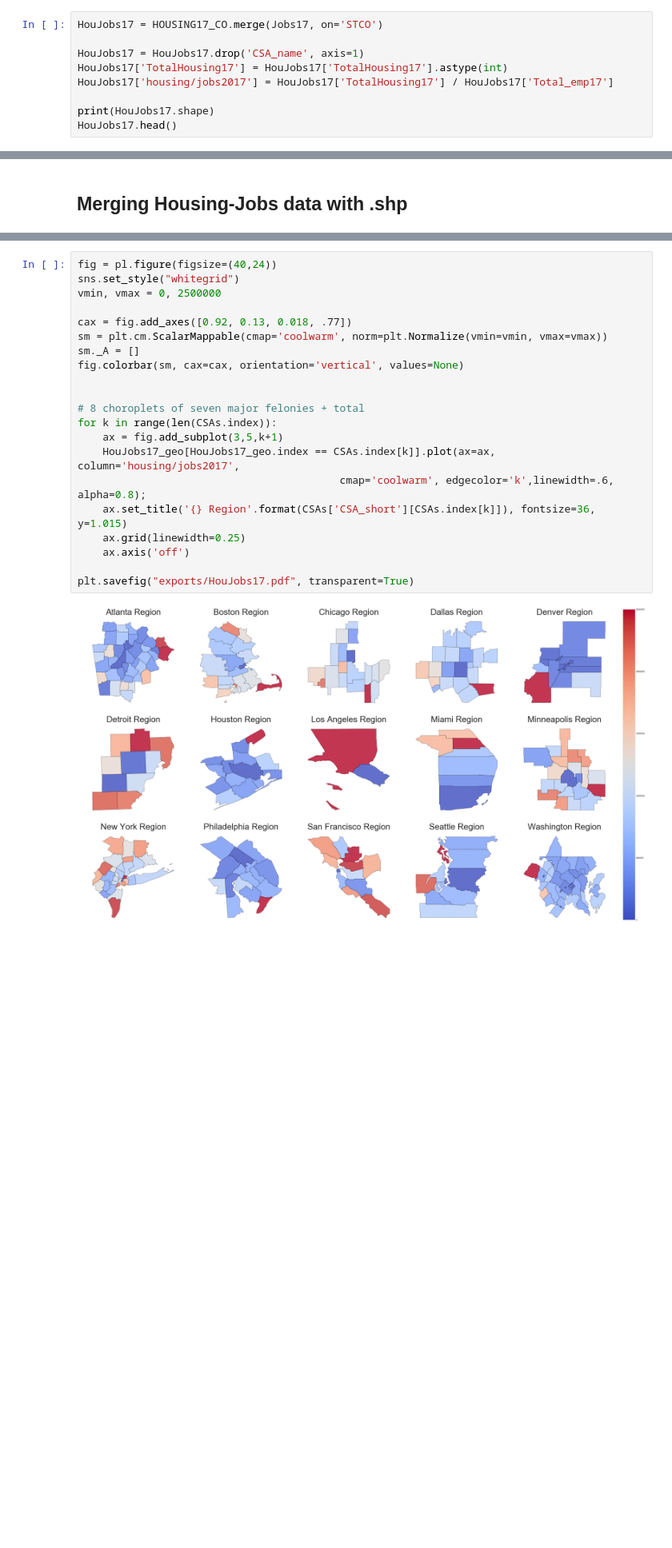
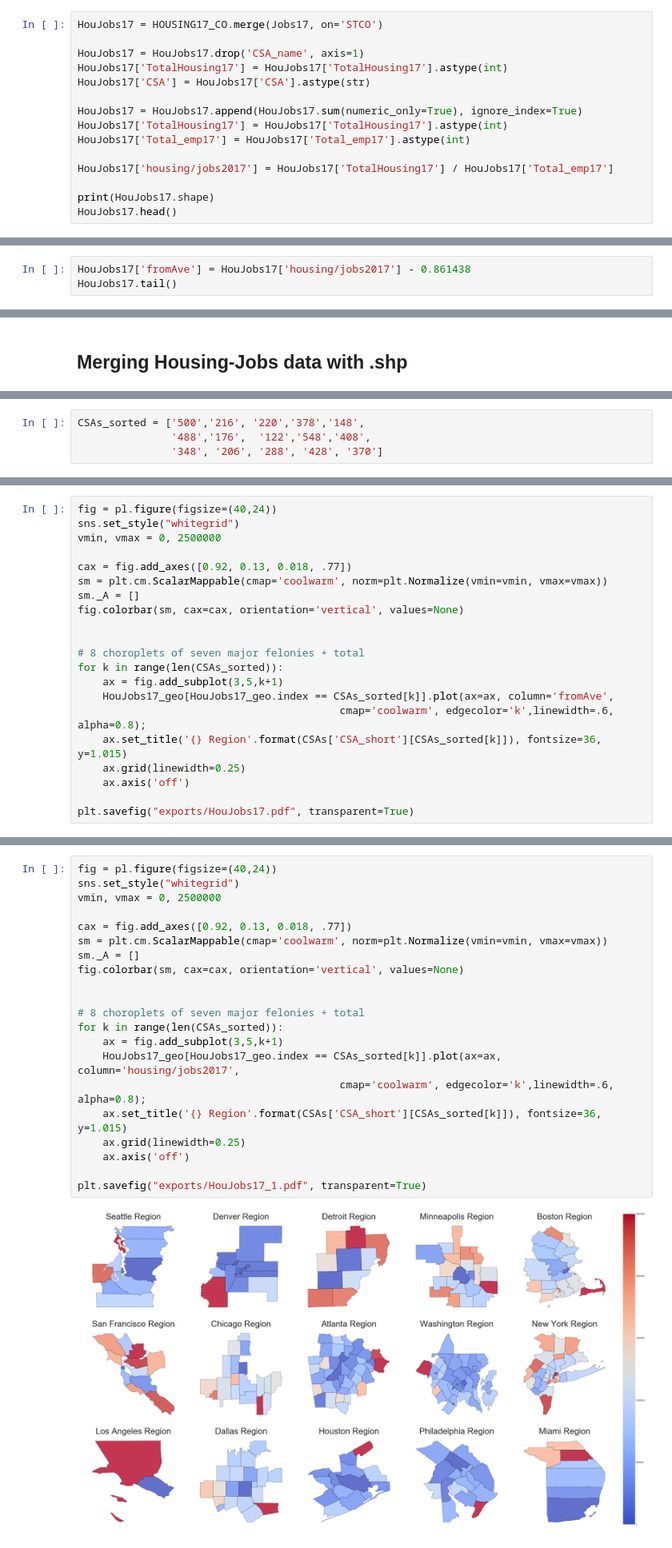
Before and after one commit to NYCPlanning/rp-USmetros_comparison, a Jupyter notebook: 3.2-Housing-Jobs10-16_ACS5.ipynb, the cells around one changed output, grey strips where cells are left out. Shown at 80% size. Drawn from its saved outputs; the diff is of its cells as text; blank space fills up the shorter version.

```diff
--- a/3.2-Housing-Jobs10-16_ACS5.ipynb
+++ b/3.2-Housing-Jobs10-16_ACS5.ipynb
@@ -484,6 +513,12 @@ HouJobs17 = HOUSING17_CO.merge(Jobs17, on='STCO')
 
 HouJobs17 = HouJobs17.drop('CSA_name', axis=1)
 HouJobs17['TotalHousing17'] = HouJobs17['TotalHousing17'].astype(int)
+HouJobs17['CSA'] = HouJobs17['CSA'].astype(str)
+
+HouJobs17 = HouJobs17.append(HouJobs17.sum(numeric_only=True), ignore_index=True)
+HouJobs17['TotalHousing17'] = HouJobs17['TotalHousing17'].astype(int)
+HouJobs17['Total_emp17'] = HouJobs17['Total_emp17'].astype(int)
+
 HouJobs17['housing/jobs2017'] = HouJobs17['TotalHousing17'] / HouJobs17['Total_emp17']
 
 print(HouJobs17.shape)
@@ -498,0 +543,3 @@ HouJobs17.head()
+# %%
+HouJobs17['fromAve'] = HouJobs17['housing/jobs2017'] - 0.861438
+HouJobs17.tail()
@@ -581,8 +639,33 @@ Index(['122', '148', '176', '206', '216', '220', '288', '348', '370', '378',
 | 488 | San Jose-San Francisco-Oakland, CA | 12 | San Francisco |
 | 500 | Seattle-Tacoma, WA | 9 | Seattle |
 | 548 | Washington-Baltimore-Arlington, D... | 40 | Washington |
+# %%
+CSAs_sorted = ['500','216', '220','378','148',
+               '488','176',  '122','548','408',
+               '348', '206', '288', '428', '370']
 # %% [markdown]
 ## Plotting Housing-Jobs Balance for all CSA's - county level
 - 2010
 - 2017
 - change 10-17
+# %%
+fig = pl.figure(figsize=(40,24))
+sns.set_style("whitegrid")
+vmin, vmax = 0, 2500000
+
+cax = fig.add_axes([0.92, 0.13, 0.018, .77])
+sm = plt.cm.ScalarMappable(cmap='coolwarm', norm=plt.Normalize(vmin=vmin, vmax=vmax))
+sm._A = []
+fig.colorbar(sm, cax=cax, orientation='vertical', values=None)
+
+
+# 8 choroplets of seven major felonies + total
+for k in range(len(CSAs_sorted)):
+    ax = fig.add_subplot(3,5,k+1)
+    HouJobs17_geo[HouJobs17_geo.index == CSAs_sorted[k]].plot(ax=ax, column='fromAve',
+                                          cmap='coolwarm', edgecolor='k',linewidth=.6, alpha=0.8);
+    ax.set_title('{} Region'.format(CSAs['CSA_short'][CSAs_sorted[k]]), fontsize=36, y=1.015)
+    ax.grid(linewidth=0.25)
+    ax.axis('off')
+
+plt.savefig("exports/HouJobs17.pdf", transparent=True)
@@ -589,26 +674,26 @@ Index(['122', '148', '176', '206', '216', '220', '288', '348', '370', '378',
 # %%
 fig = pl.figure(figsize=(40,24))
 sns.set_style("whitegrid")
 vmin, vmax = 0, 2500000
 
 cax = fig.add_axes([0.92, 0.13, 0.018, .77])
 sm = plt.cm.ScalarMappable(cmap='coolwarm', norm=plt.Normalize(vmin=vmin, vmax=vmax))
 sm._A = []
 fig.colorbar(sm, cax=cax, orientation='vertical', values=None)
 
 
 # 8 choroplets of seven major felonies + total
-for k in range(len(CSAs.index)):
+for k in range(len(CSAs_sorted)):
     ax = fig.add_subplot(3,5,k+1)
-    HouJobs17_geo[HouJobs17_geo.index == CSAs.index[k]].plot(ax=ax, column='housing/jobs2017',
+    HouJobs17_geo[HouJobs17_geo.index == CSAs_sorted[k]].plot(ax=ax, column='housing/jobs2017',
                                           cmap='coolwarm', edgecolor='k',linewidth=.6, alpha=0.8);
-    ax.set_title('{} Region'.format(CSAs['CSA_short'][CSAs.index[k]]), fontsize=36, y=1.015)
+    ax.set_title('{} Region'.format(CSAs['CSA_short'][CSAs_sorted[k]]), fontsize=36, y=1.015)
     ax.grid(linewidth=0.25)
     ax.axis('off')
 
-plt.savefig("exports/HouJobs17.pdf", transparent=True)
+plt.savefig("exports/HouJobs17_1.pdf", transparent=True)
 # %% [output]
-[figure, old version]
+[figure, new version]
 # %% [markdown]
 ------
 
```
Also changed, not shown: parts of 20 cells of this notebook, 5 other files.
